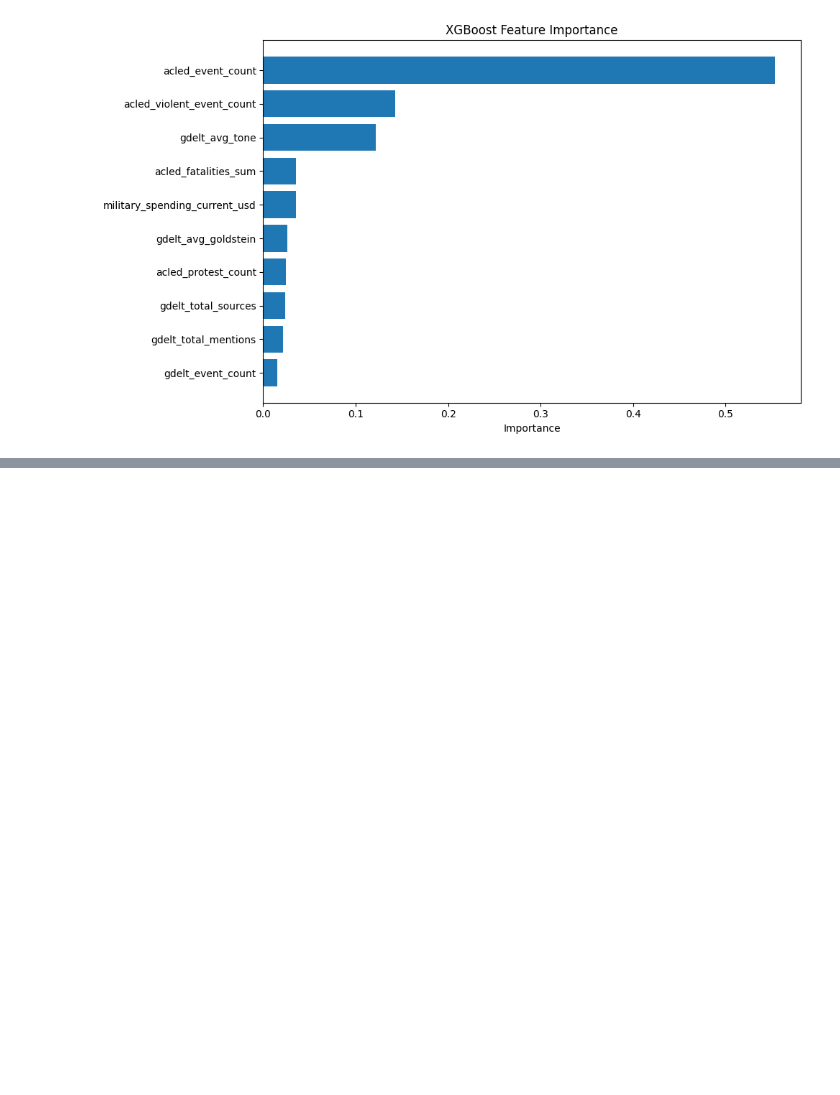
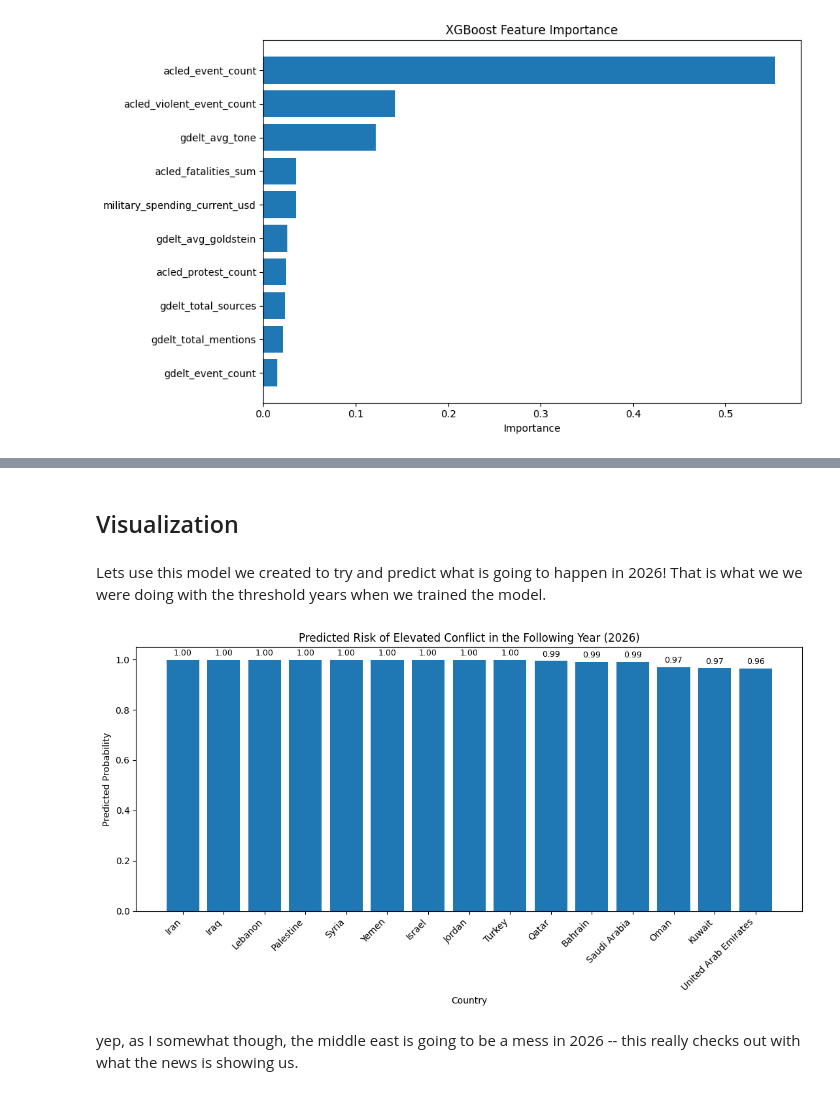
Before and after one commit to Tyler-Abele/Midterm-1, a Jupyter notebook: pipeline/master_pipeline.ipynb, the cells around one changed output, grey strips where cells are left out. Saved outputs shown, nothing was run; the diff lists cells and outputs as text; code cells hidden in the pictures; blank space fills up the shorter version.

```diff
--- a/pipeline/master_pipeline.ipynb
+++ b/pipeline/master_pipeline.ipynb
@@ -1153,0 +1156,17 @@ Done! CSVs saved to data
+# %%
+import pandas as pd
+import matplotlib.pyplot as plt
+
+# Create a results dataframe for the test set
+press_df = test_df[["country_code", "country_name", "year", "target_conflict_next_year"]].copy()
+press_df["predicted_probability"] = xgb_pred_proba
+press_df["predicted_class"] = xgb_pred
+
+# Keep only the most recent test year
+latest_year = press_df["year"].max()
+latest_df = press_df[press_df["year"] == latest_year].copy()
+
+# Sort by predicted risk
+latest_df = latest_df.sort_values("predicted_probability", ascending=False)
+
+print(latest_df)
@@ -1153,0 +1191,30 @@ Done! CSVs saved to data
+# %% [markdown]
+## Visualization
+# %% [markdown]
+Lets use this model we created to try and predict what is going to happen in 2026! That is what we we were doing with the threshold years when we trained the model.
+# %%
+plt.figure(figsize=(11, 6))
+bars = plt.bar(latest_df["country_name"], latest_df["predicted_probability"])
+
+plt.xticks(rotation=45, ha="right")
+plt.ylabel("Predicted Probability")
+plt.xlabel("Country")
+plt.title(f"Predicted Risk of Elevated Conflict in the Following Year (2026)")
+
+for bar, value in zip(bars, latest_df["predicted_probability"]):
+    plt.text(
+        bar.get_x() + bar.get_width() / 2,
+        bar.get_height() + 0.01,
+        f"{value:.2f}",
+        ha="center",
+        va="bottom",
+        fontsize=9
+    )
+
+plt.tight_layout()
+plt.savefig("predicted_conflict_risk_2025.png", dpi=300, bbox_inches="tight")
+plt.show()
+# %% [output]
+[figure, added]
+# %% [markdown]
+yep, as I somewhat though, the middle east is going to be a mess in 2026 -- this really checks out with what the news is showing us.
```
Also changed, not shown: parts of 30 cells of this notebook, 5 other files.
